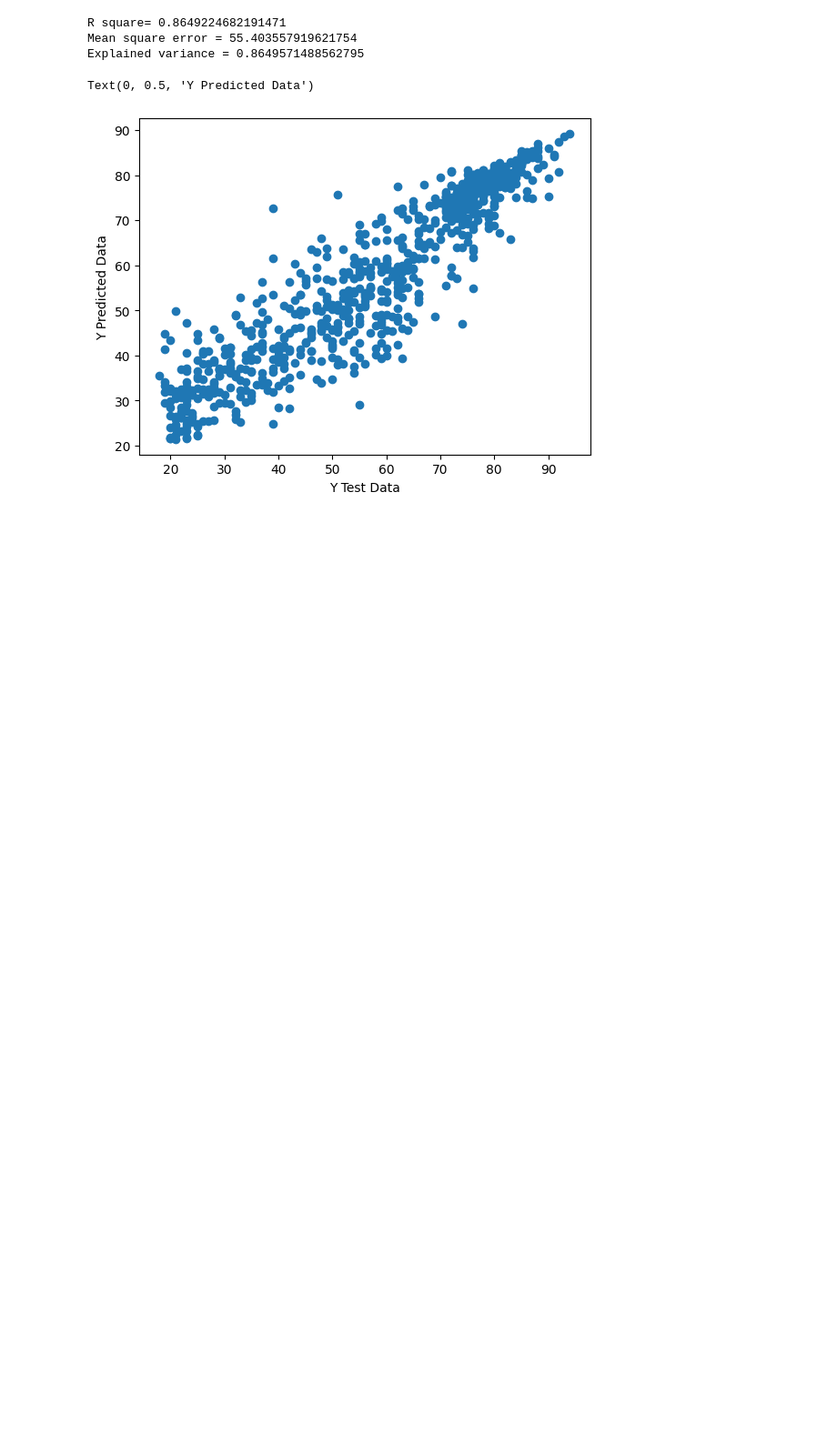
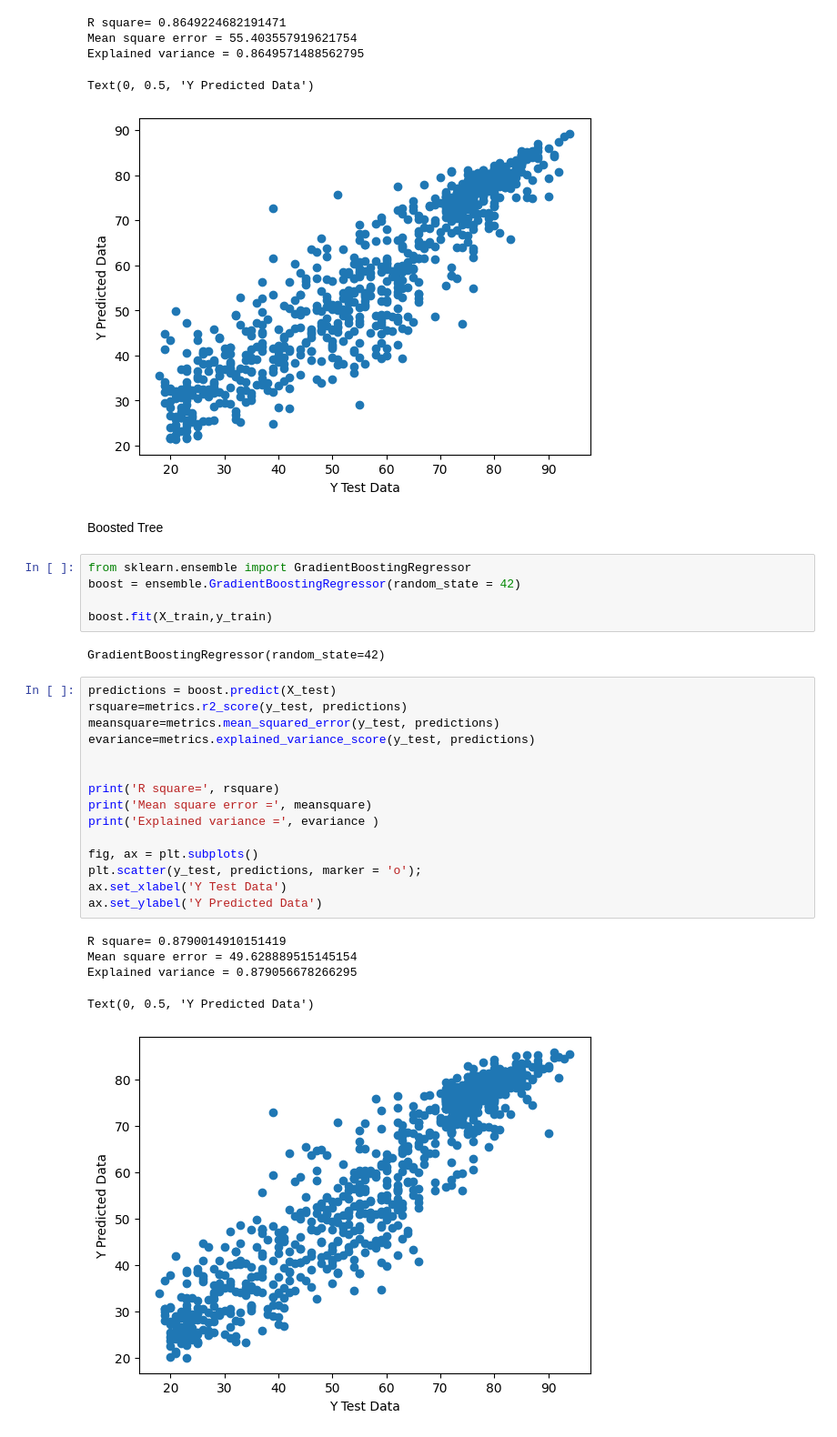
Before and after one commit to HelenZ1/Group3_Repo, a Jupyter notebook: Regression/Regression.ipynb, the cells around one changed output. Shown at 91% size. Cells and saved outputs as stored; diff of their text form; blank space fills up the shorter version.

Commit message:
Implement Boosted tree model

```diff
--- a/Regression/Regression.ipynb
+++ b/Regression/Regression.ipynb
@@ -83,3 +83,33 @@ Mean square error = 55.403557919621754
 Explained variance = 0.8649571488562795
 Text(0, 0.5, 'Y Predicted Data')
 [figure]
+# %% [markdown]
+Boosted Tree
+# %%
+from sklearn.ensemble import GradientBoostingRegressor
+boost = ensemble.GradientBoostingRegressor(random_state = 42)
+
+boost.fit(X_train,y_train)
+# %% [output]
+GradientBoostingRegressor(random_state=42)
+# %%
+predictions = boost.predict(X_test)
+rsquare=metrics.r2_score(y_test, predictions)
+meansquare=metrics.mean_squared_error(y_test, predictions)
+evariance=metrics.explained_variance_score(y_test, predictions)
+
+
+print('R square=', rsquare)
+print('Mean square error =', meansquare)
+print('Explained variance =', evariance )
+
+fig, ax = plt.subplots()
+plt.scatter(y_test, predictions, marker = 'o');
+ax.set_xlabel('Y Test Data')
+ax.set_ylabel('Y Predicted Data')
+# %% [output]
+R square= 0.8790014910151419
+Mean square error = 49.628889515145154
+Explained variance = 0.879056678266295
+Text(0, 0.5, 'Y Predicted Data')
+[figure, added]
```
